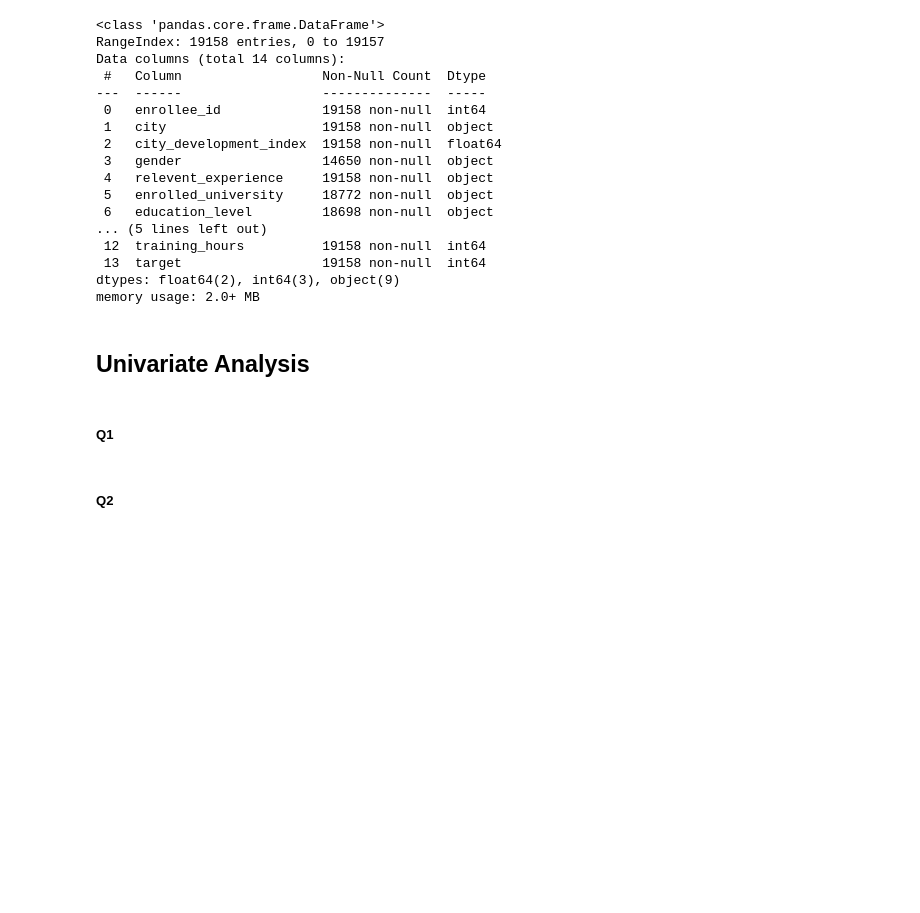
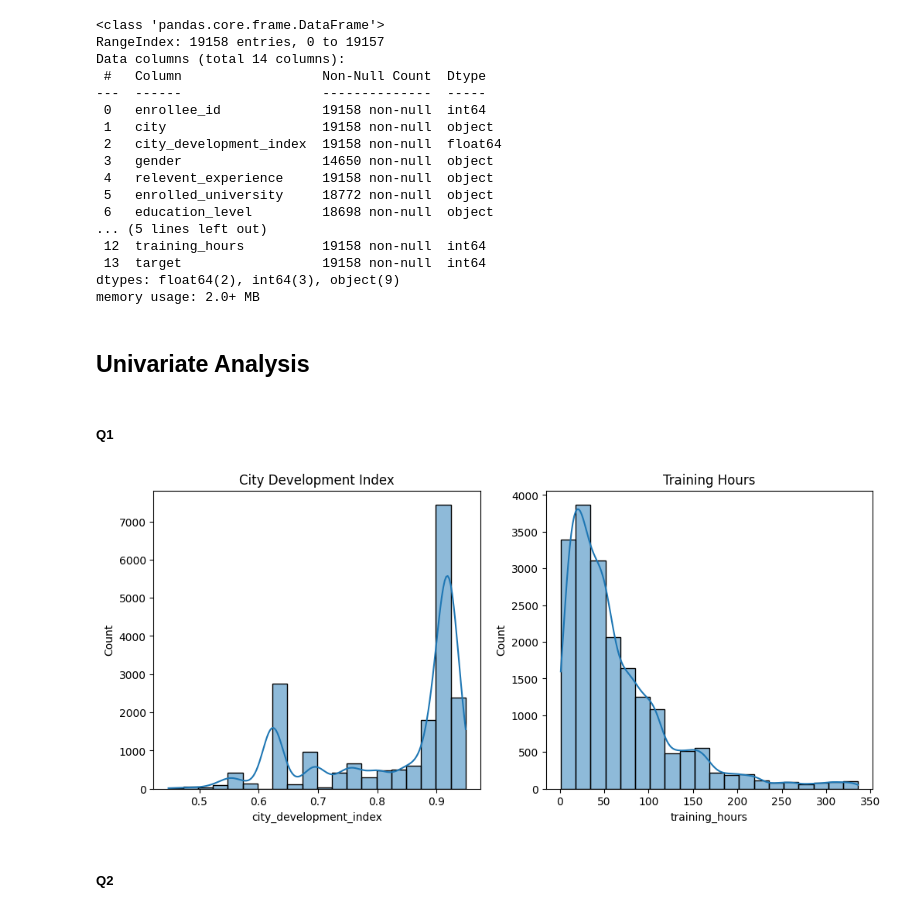
Before and after one commit to safwanakbar86/data_science_assgns, a Jupyter notebook: assgn2/a2.ipynb, the cells around one changed output. Saved outputs shown, nothing was run; the diff lists cells and outputs as text; code cells hidden in the pictures; blank space fills up the shorter version.

```diff
--- a/assgn2/a2.ipynb
+++ b/assgn2/a2.ipynb
@@ -115,5 +154,19 @@ memory usage: 2.0+ MB
 ## Univariate Analysis
 # %% [markdown]
 ##### Q1
+# %%
+plt.figure(figsize=(12, 5))
+
+plt.subplot(1, 2, 1)
+sns.histplot(jobseek_df['city_development_index'], bins=20, kde=True)
+plt.title('City Development Index')
+
+plt.subplot(1, 2, 2)
+sns.histplot(jobseek_df['training_hours'], bins=20, kde=True)
+plt.title('Training Hours')
+
+plt.show()
+# %% [output]
+[figure, added]
 # %% [markdown]
 ##### Q2
```
Also changed, not shown: parts of 10 cells of this notebook.
